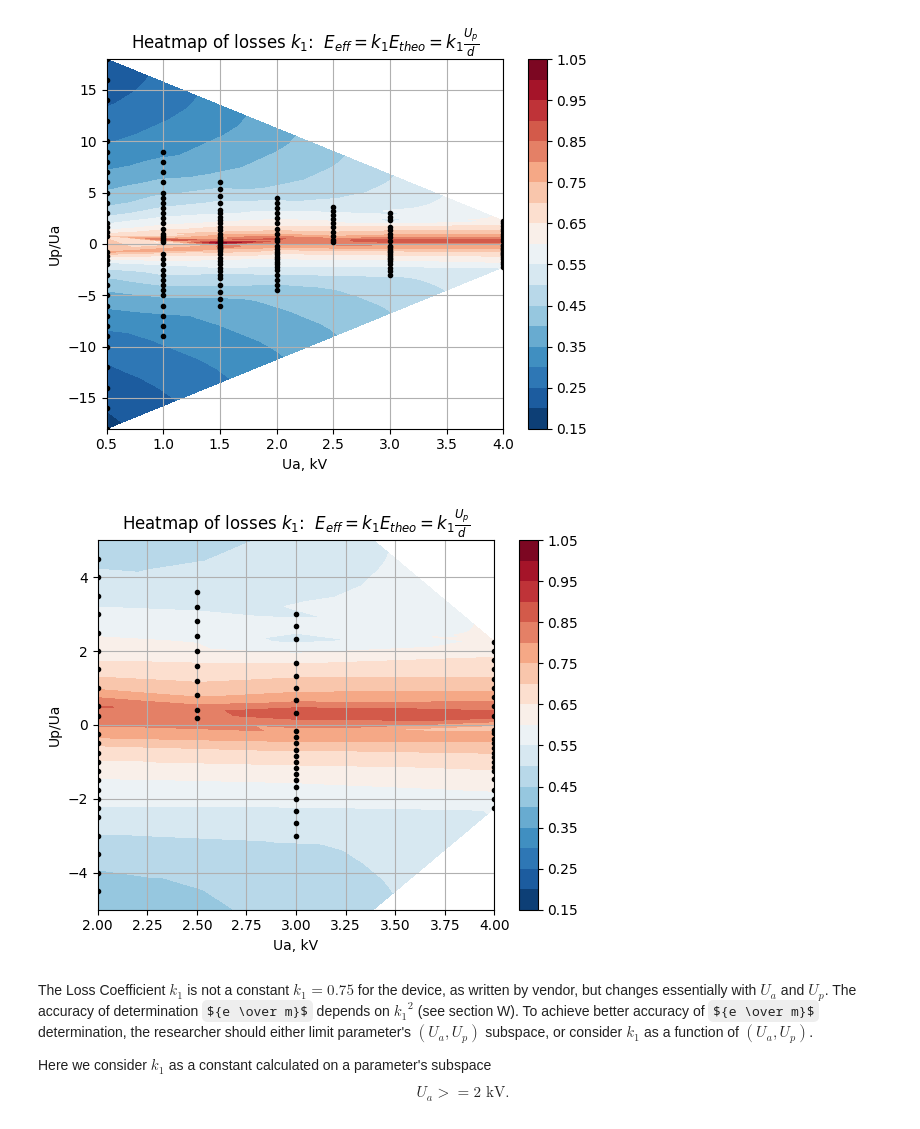
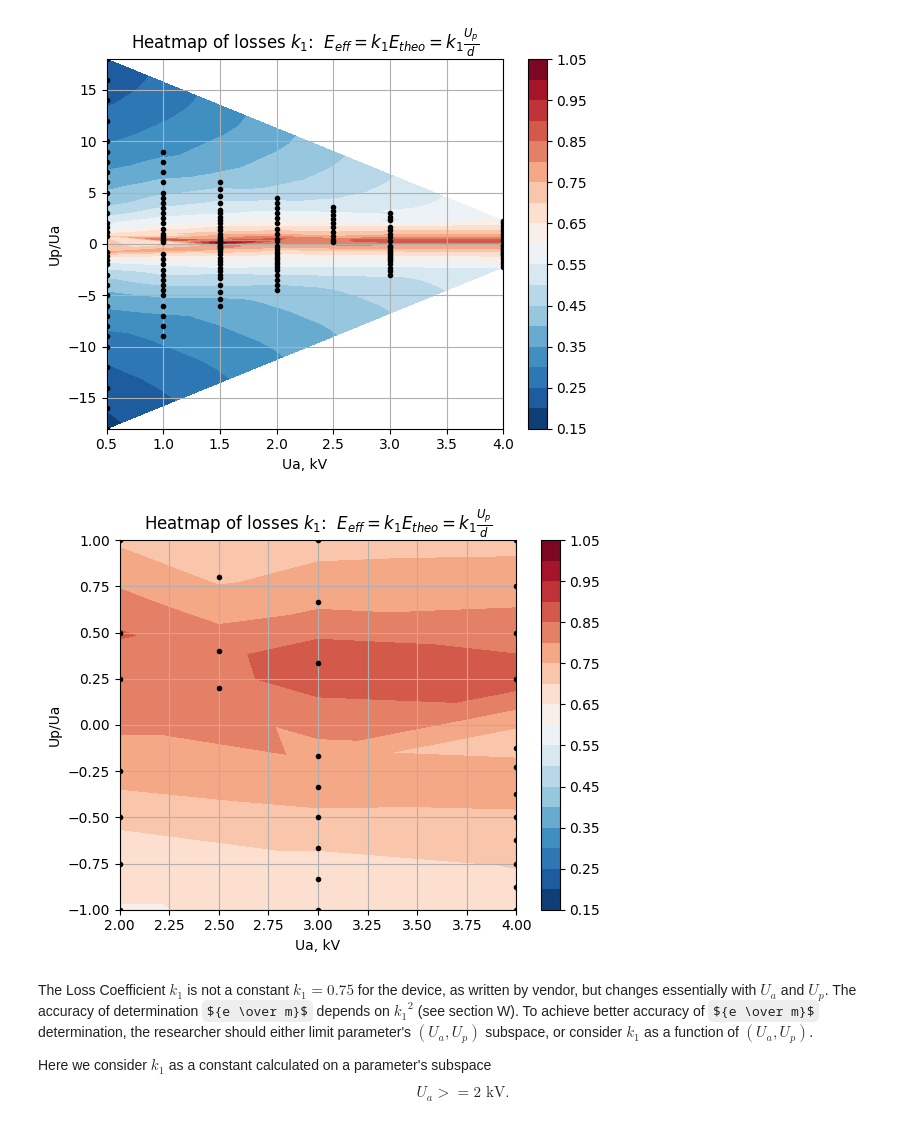
Before and after one commit to evgeny-kolonsky/Lab2_Electron, a Jupyter notebook: Lab2_Thomson2.ipynb, the cells around one changed output. Drawn from its saved outputs; the diff is of its cells as text; code cells hidden in the pictures; some formulas as TeX source.

```diff
--- a/Lab2_Thomson2.ipynb
+++ b/Lab2_Thomson2.ipynb
@@ -55,6 +60,8 @@ class observation:
     p = 0 # polynomial approximation
     curvature = 0 #  = 1/r, r - radius
     k1 = 0 # E = k1 * Up/d, losses
+    em = 0
+    em_uncertainty = 0
 
 
     def __init__(self, num, group, Ua, Up, I, x, y):
@@ -71,11 +78,40 @@ class observation:
         self.pngname = pngfiles[self.num]
         self.image = skimage.io.imread(url + self.pngname)
 
+    def show(self):
+        x_ = self.x
+        y_ = self.y
+        p_ = self.p # polynomial 3rd degree fit
+        Ua_ = self.Ua
+        Up_ = self.Up
+        I_ = self.I
+
+
+        fig, ax = plt.subplots(figsize=(8,5))
+
+        fig.suptitle(f'#{self.num:n} Deflection at Ua = {Ua_*1e-3:.1f} kV, Up = {Up_*1e-3:.1f} kV, I = {I_*1e3:.0f} mA')
+
+        self.get_image()
+        axins = ax.inset_axes([.6, .63, .4, .4])
+        axins.imshow(self.image)
+        axins.axis('off')
+
+        ax.scatter(x_, y_, color='gray')
+        ax.plot(x_, p_(x_), color='green')
+        ax.grid()
+        plt.xlabel('x, m')
+        plt.gca().set_xlim([9.e-2, 1.e-2]) # invert direction: from right to left
+        plt.ylabel('y, m')
+        plt.gca().set_ylim([-2.5e-2, 2.5e-2])
+        plt.show();
+
     def fit(self):
         self.p = poly.Polynomial.fit(self.x, self.y, deg=3)
         p1 = self.p.deriv(1)
         p2 = self.p.deriv(2)
-        self.curvature = np.abs(p2(self.x) / (1 + p1(self.x)**2) **1.5).mean()
+        curv = np.abs(p2(self.x) / (1 + p1(self.x)**2) **1.5)
+        self.curvature = curv.mean()
+        self.curvature_uncertainty = curv.std()/curv.mean()
         if self.Up != 0:
           yu = self.y /self.Up
           xu = self.x**2 /4/self.Ua/d
@@ -315,15 +303,15 @@ plt.title(r'Heatmap of losses $k_1$:  $E_{eff} = k_1 E_{theo} = k_1 \frac{U_p}{d
 # %%
 plt.tricontourf(Ua_, Up_/Ua_, k1_, levels=19,  cmap="RdBu_r")
 plt.plot(Ua_, Up_/Ua_, 'ko', ms=3)
 plt.xlim(2, 4)
-plt.ylim(-5, 5)
+plt.ylim(-1, 1)
 plt.grid()
 plt.colorbar()
 plt.xlabel('Ua, kV')
 plt.ylabel('Up/Ua')
 plt.title(r'Heatmap of losses $k_1$:  $E_{eff} = k_1 E_{theo} = k_1 \frac{U_p}{d}$');
 # %% [output]
-[figure, old version]
+[figure, new version]
 # %% [markdown]
 The Loss Coefficient $k_1$ is not a constant $k_1 = 0.75$ for the device, as written by vendor, but changes essentially with $U_a$ and $U_p$. The accuracy of determination ${e \over m}$ depends on ${k_1}^2$ (see section W). To achieve better accuracy of ${e \over m}$ determination, the researcher should either limit parameter's $(U_a, U_p)$ subspace, or consider $k_1$ as a function of $(U_a, U_p)$.
 
```
Also changed, not shown: parts of 34 cells of this notebook.
